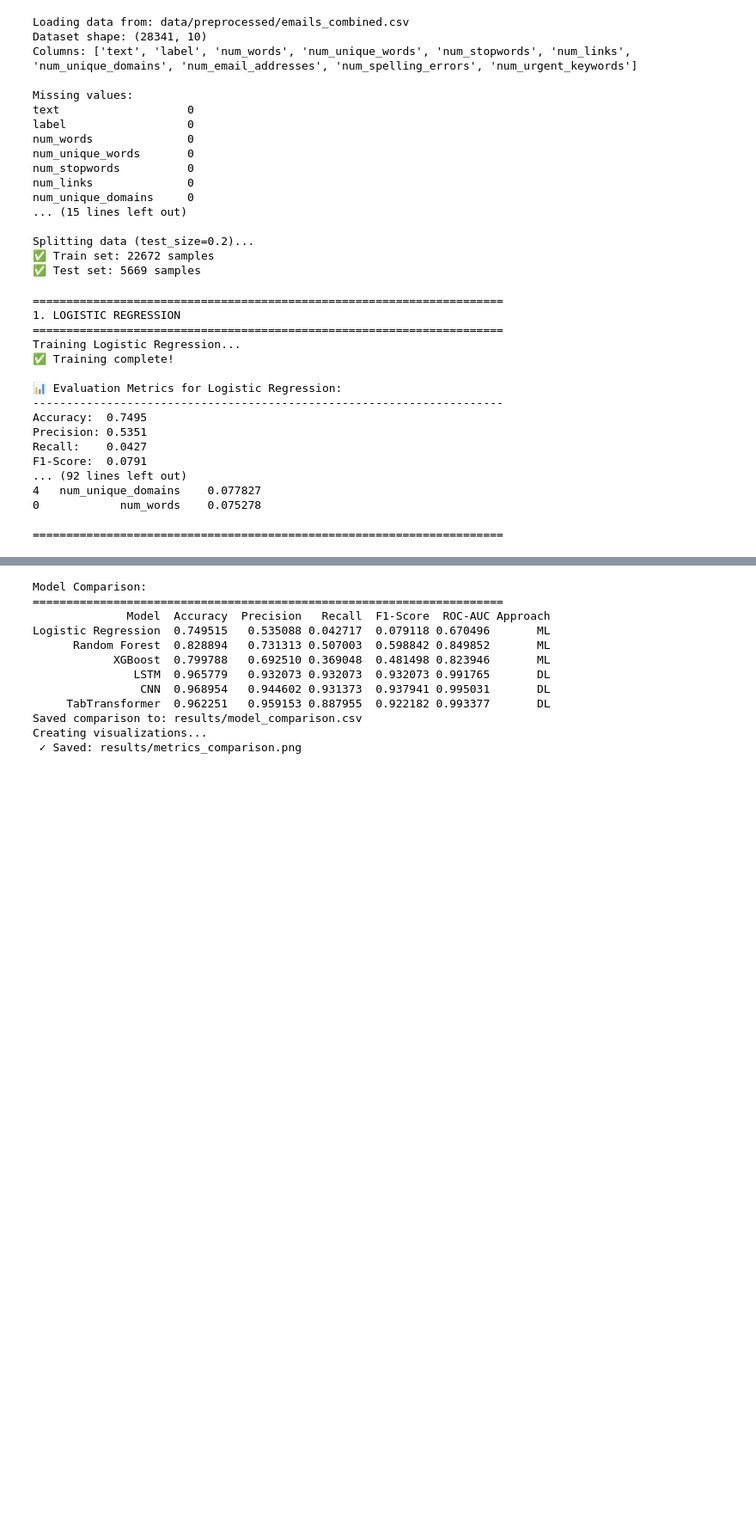
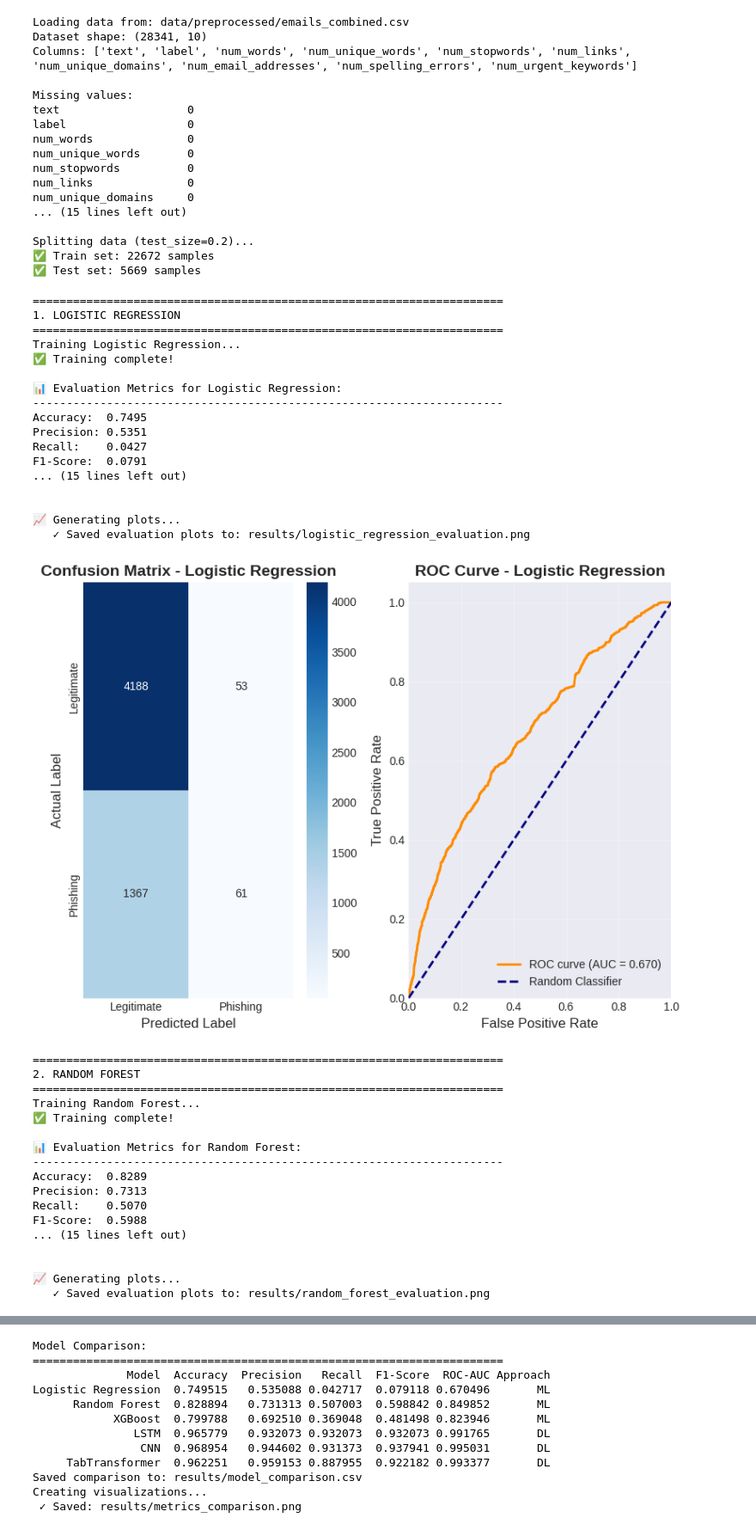
Before and after one commit to enricoferraiolo/PED, a Jupyter notebook: main.ipynb, the cells around one changed output, grey strips where cells are left out. Shown at 86% size. Drawn from its saved outputs; the diff is of its cells as text; code cells hidden in the pictures; blank space fills up the shorter version.

```diff
--- a/main.ipynb
+++ b/main.ipynb
@@ -795,7 +795,7 @@ def train_dl_models(
 # %% [markdown]
 ##### ML
 # %%
-def train_ml_models(X_features_train, X_features_test, y_labels_train, y_labels_test, to_plot=False, to_save_plots=False):
+def train_ml_models(X_features_train, X_features_test, y_labels_train, y_labels_test, to_plot=True, to_save_plots=True):
     """Train and evaluate ML models: Logistic Regression, Random Forest, XGBoost."""
 
     # Scale features
@@ -967,23 +967,41 @@ Splitting data (test_size=0.2)...
 # %%
 # Train ML models and get their results and the trained model objects
 ml_results, (lr_model, rf_model, xgb_model) = train_ml_models(
-    X_features_train, X_features_test, y_label_train, y_label_test, to_plot=False, to_save_plots=False
+    X_features_train, X_features_test, y_label_train, y_label_test, to_plot=True, to_save_plots=True
 )
 # %% [output]
 ======================================================================
 1. LOGISTIC REGRESSION
 ======================================================================
 Training Logistic Regression...
 ✅ Training complete!
 
 📊 Evaluation Metrics for Logistic Regression:
 ----------------------------------------------------------------------
 Accuracy:  0.7495
 Precision: 0.5351
 Recall:    0.0427
 F1-Score:  0.0791
-... (92 lines left out)
-4   num_unique_domains    0.077827
-0            num_words    0.075278
+... (15 lines left out)
 
-======================================================================
+
+📈 Generating plots...
+   ✓ Saved evaluation plots to: results/logistic_regression_evaluation.png
+[figure, added]
+======================================================================
+2. RANDOM FOREST
+======================================================================
+Training Random Forest...
+✅ Training complete!
+
+📊 Evaluation Metrics for Random Forest:
+----------------------------------------------------------------------
+Accuracy:  0.8289
+Precision: 0.7313
+Recall:    0.5070
+F1-Score:  0.5988
+... (15 lines left out)
+
+
+📈 Generating plots...
+   ✓ Saved evaluation plots to: results/random_forest_evaluation.png
```
Also changed, not shown: parts of 2 cells of this notebook, 23 other files.
